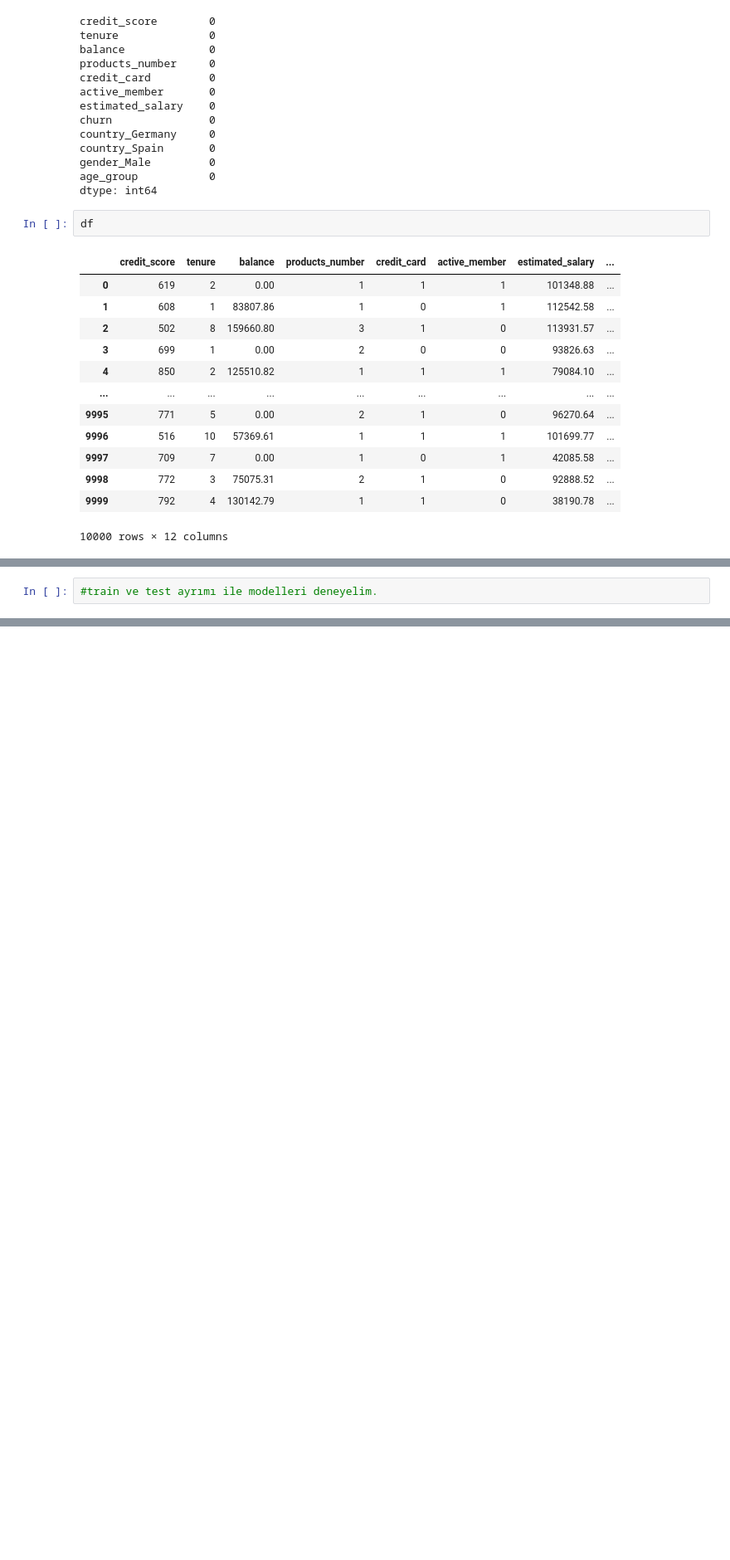
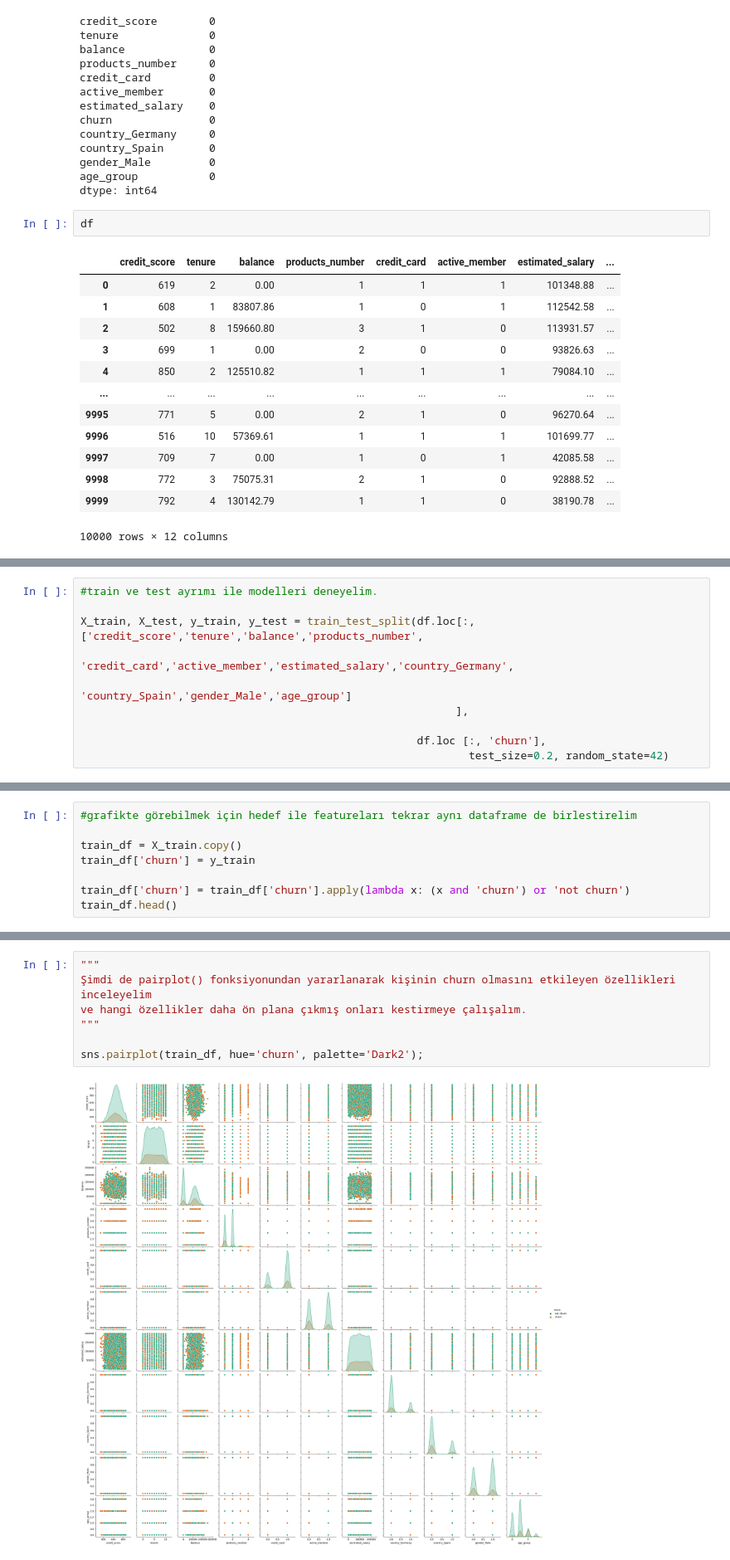
Before and after one commit to baharturgutinan/istdsa_bahar, a Jupyter notebook: ISTDSA_Bahar_Proje3.ipynb, the cells around one changed output, grey strips where cells are left out. Shown at 83% size. Saved outputs shown, nothing was run; the diff lists cells and outputs as text; blank space fills up the shorter version.

```diff
--- a/ISTDSA_Bahar_Proje3.ipynb
+++ b/ISTDSA_Bahar_Proje3.ipynb
@@ -244,2 +258,10 @@ df
 # %%
 #train ve test ayrımı ile modelleri deneyelim.
+
+X_train, X_test, y_train, y_test = train_test_split(df.loc[:,['credit_score','tenure','balance','products_number',
+                                                             'credit_card','active_member','estimated_salary','country_Germany',
+                                                             'country_Spain','gender_Male','age_group']
+                                                          ],
+
+                                                    df.loc [:, 'churn'],
+                                                            test_size=0.2, random_state=42)
@@ -245,0 +283,8 @@ df
+# %%
+#grafikte görebilmek için hedef ile featureları tekrar aynı dataframe de birlestirelim
+
+train_df = X_train.copy()
+train_df['churn'] = y_train
+
+train_df['churn'] = train_df['churn'].apply(lambda x: (x and 'churn') or 'not churn')
+train_df.head()
@@ -245,0 +298,9 @@ df
+# %%
+"""
+Şimdi de pairplot() fonksiyonundan yararlanarak kişinin churn olmasını etkileyen özellikleri inceleyelim
+ve hangi özellikler daha ön plana çıkmış onları kestirmeye çalışalım.
+"""
+
+sns.pairplot(train_df, hue='churn', palette='Dark2');
+# %% [output]
+[figure, added]
```
Also changed, not shown: parts of 40 cells of this notebook.
